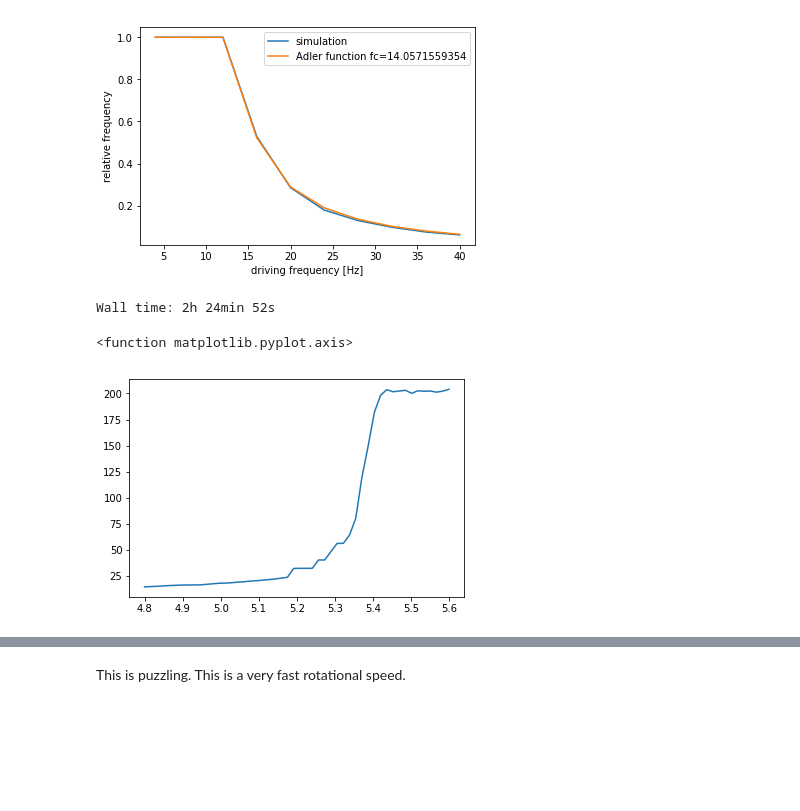
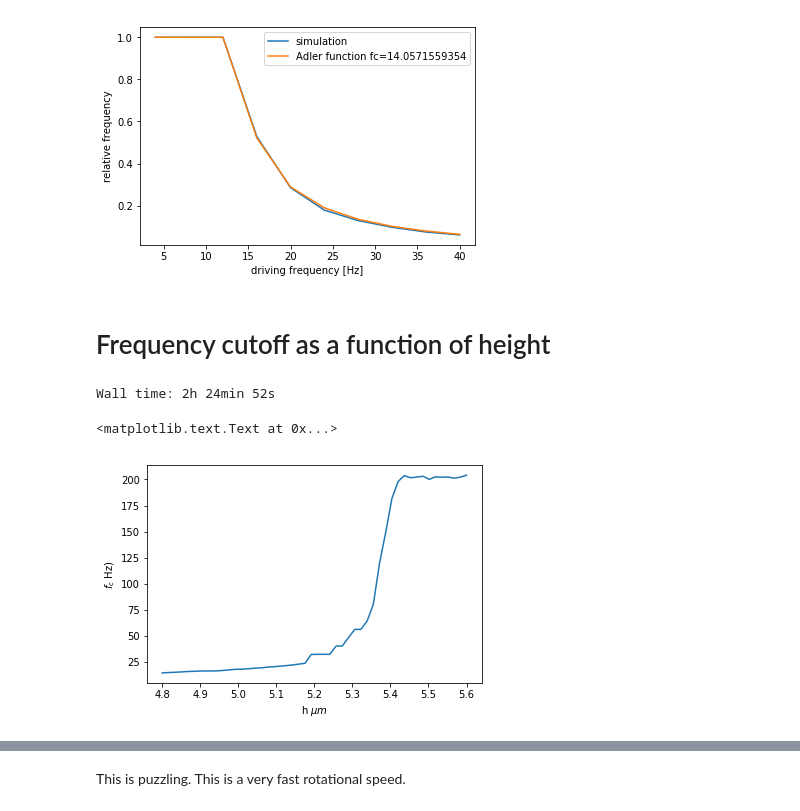
Before and after one commit to aortiza/Notes, a Jupyter notebook: SimulationsOfDimerSystem/SimulationsOfDimerSystem-14-SingleDimerRotationSpeed.ipynb, the cells around one changed output, grey strips where cells are left out. Saved outputs shown, nothing was run; the diff lists cells and outputs as text; code cells hidden in the pictures; blank space fills up the shorter version.

```diff
--- a/SimulationsOfDimerSystem/SimulationsOfDimerSystem-14-SingleDimerRotationSpeed.ipynb
+++ b/SimulationsOfDimerSystem/SimulationsOfDimerSystem-14-SingleDimerRotationSpeed.ipynb
@@ -240,6 +256,8 @@ plt.ylabel('relative frequency')
 plt.legend(['simulation','Adler function fc='+str(fc)]);
 # %% [output]
 [figure]
+# %% [markdown]
+# Frequency cutoff as a function of height
 # %%
 %%time
 height = np.linspace(4.8,5.6,50)
@@ -309,7 +327,8 @@ for j,h in enumerate(height):
 Wall time: 2h 24min 52s
 # %%
 plt.plot(height,cutoff_frequency)
-plt.axis
+plt.xlabel("h $\mu{m}$")
+plt.ylabel("$f_c$ Hz")
 # %% [output]
-<function matplotlib.pyplot.axis>
+<matplotlib.text.Text at 0x...>
-[figure, old version]
+[figure, new version]
```
Also changed, not shown: parts of 13 cells of this notebook, 4 other files.
